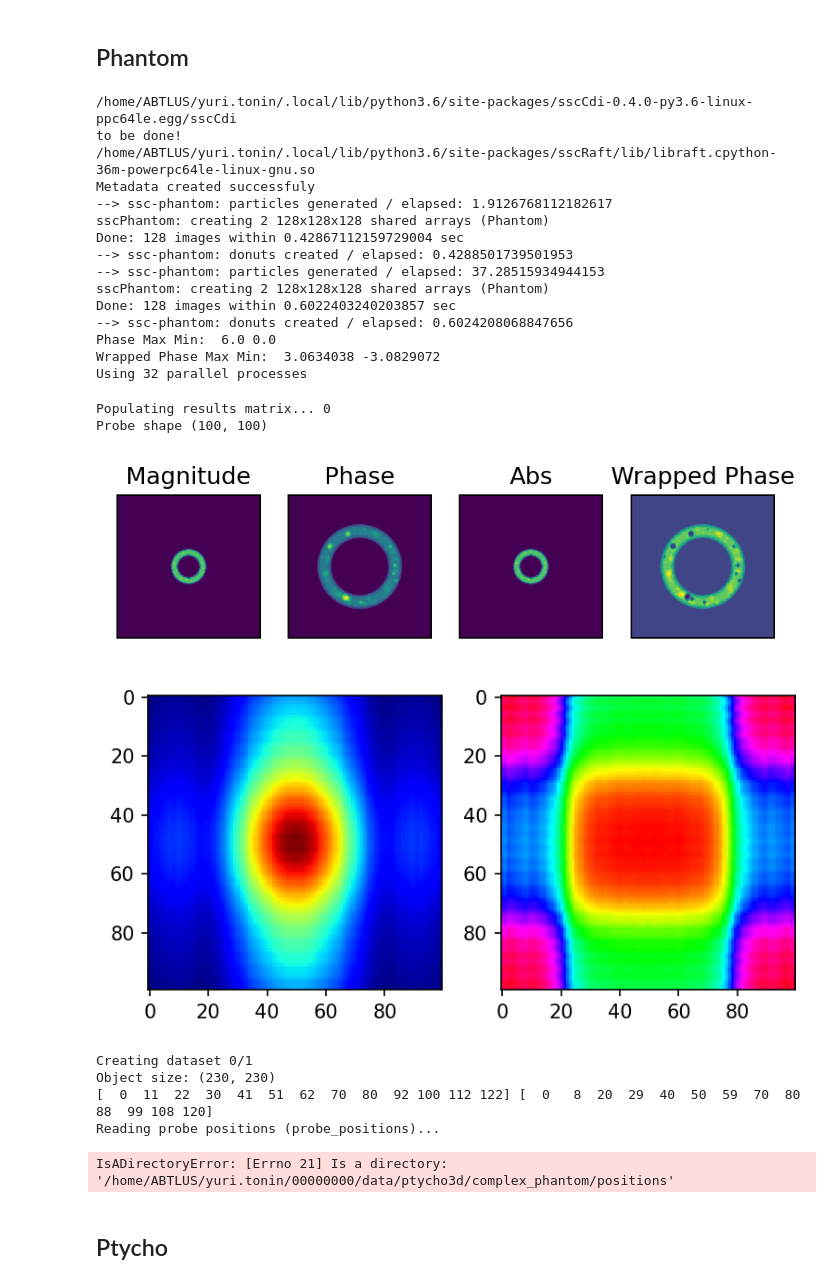
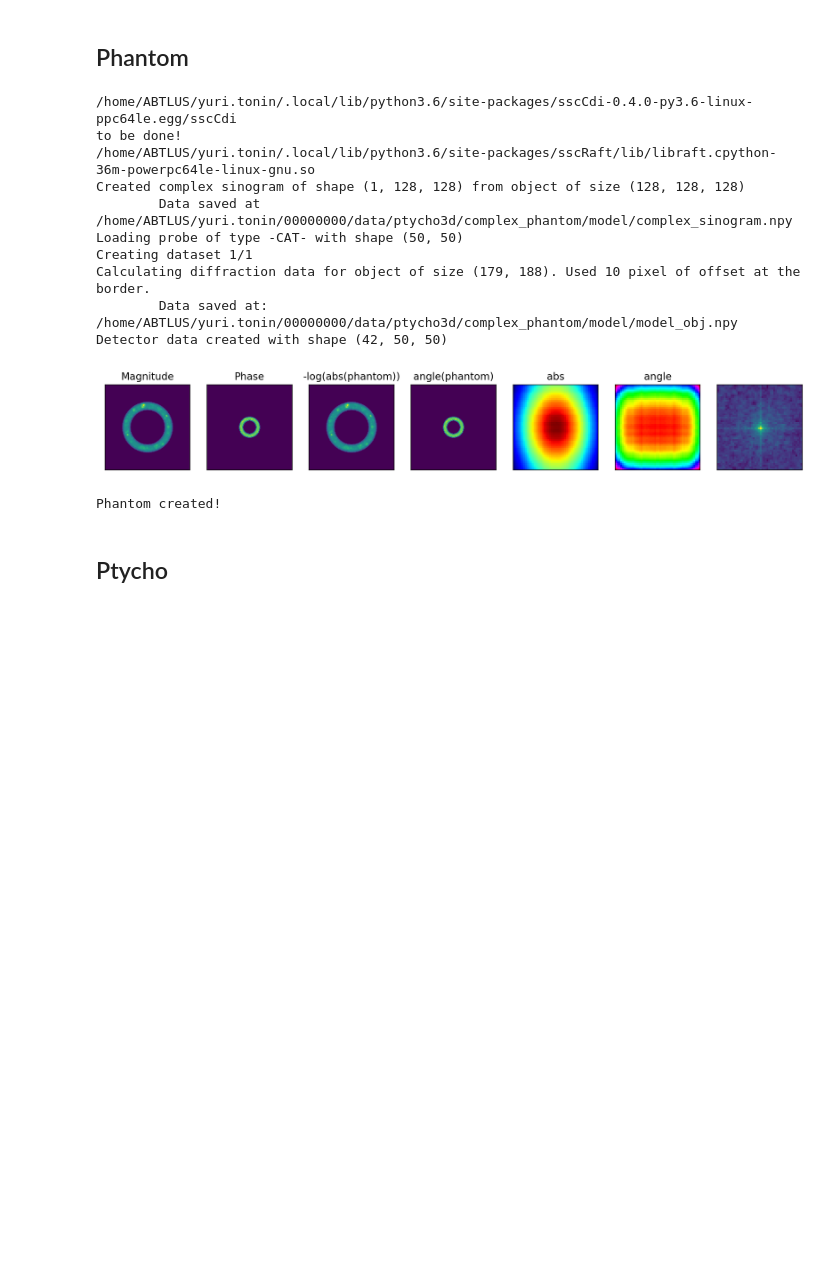
Before and after one commit to cnpem/ssc-cdi, a Jupyter notebook: sscCdi/caterete/dev_ptycho/RAAR_mPIE_using_phantom.ipynb, the cells around one changed output. Cells and saved outputs as stored; diff of their text form; code cells hidden in the pictures; blank space fills up the shorter version.

```diff
--- a/sscCdi/caterete/dev_ptycho/RAAR_mPIE_using_phantom.ipynb
+++ b/sscCdi/caterete/dev_ptycho/RAAR_mPIE_using_phantom.ipynb
@@ -635,43 +554,31 @@ def set_object_size_pxls(x_pos,y_pos,probe_size,gap=10):
 # %%
 from phantom_functions import create_ptycho_phantom
 
 inputs = {
-"path" : "/home/ABTLUS/yuri.tonin/00000000/data/ptycho3d/complex_phantom/model/",
+"path" : "/home/ABTLUS/yuri.tonin/00000000/data/ptycho3d/complex_phantom/",
 "matrix_size": 128, # n of pixels; one side of cube
 "n_cpus": 100, # cpu cores
 "energy": 6, #keV
 "distance": 1, # meter
 "probe_pxl": 8*1.25156e-6,
-"probe_steps_xy": [10,10], # pixels
+"probe_steps_xy": [25,20], # pixels
 "n_of_angles": 0
 }
 
-phantom, magnitude, phase, sinogram, probe, data = create_ptycho_phantom(inputs,sample="donut",probe="CAT",position_errors=False,load=False)
+phantom, magnitude, phase, sinogram, probe, data = create_ptycho_phantom(inputs,sample="donut",probe_type="CAT",position_errors=False,load=1)
 # %% [output]
 /home/ABTLUS/yuri.tonin/.local/lib/python3.6/site-packages/sscCdi-0.4.0-py3.6-linux-ppc64le.egg/sscCdi
 to be done!
 /home/ABTLUS/yuri.tonin/.local/lib/python3.6/site-packages/sscRaft/lib/libraft.cpython-36m-powerpc64le-linux-gnu.so
-Metadata created successfuly
---> ssc-phantom: particles generated / elapsed: 1.9126768112182617
-sscPhantom: creating 2 128x128x128 shared arrays (Phantom)
-Done: 128 images within 0.42867112159729004 sec
---> ssc-phantom: donuts created / elapsed: 0.4288501739501953
---> ssc-phantom: particles generated / elapsed: 37.28515934944153
-sscPhantom: creating 2 128x128x128 shared arrays (Phantom)
-Done: 128 images within 0.6022403240203857 sec
---> ssc-phantom: donuts created / elapsed: 0.6024208068847656
-Phase Max Min:  6.0 0.0
-Wrapped Phase Max Min:  3.0634038 -3.0829072
-Using 32 parallel processes
+Created complex sinogram of shape (1, 128, 128) from object of size (128, 128, 128)
+        Data saved at /home/ABTLUS/yuri.tonin/00000000/data/ptycho3d/complex_phantom/model/complex_sinogram.npy
+Loading probe of type -CAT- with shape (50, 50)
+Creating dataset 1/1
+Calculating diffraction data for object of size (179, 188). Used 10 pixel of offset at the border.
+        Data saved at:  /home/ABTLUS/yuri.tonin/00000000/data/ptycho3d/complex_phantom/model/model_obj.npy
+Detector data created with shape (42, 50, 50)
+[figure, new version]
-Populating results matrix... 0
-Probe shape (100, 100)
+Phantom created!
-[figure, old version]
-[figure, removed]
-Creating dataset 0/1
-Object size: (230, 230)
-[  0  11  22  30  41  51  62  70  80  92 100 112 122] [  0   8  20  29  40  50  59  70  80  88  99 108 120]
-Reading probe positions (probe_positions)...
-IsADirectoryError: [Errno 21] Is a directory: '/home/ABTLUS/yuri.tonin/00000000/data/ptycho3d/complex_phantom/positions'
 # %% [markdown]
 ## Ptycho
 # %%
```
Also changed, not shown: parts of 7 cells of this notebook, 2 other files.
